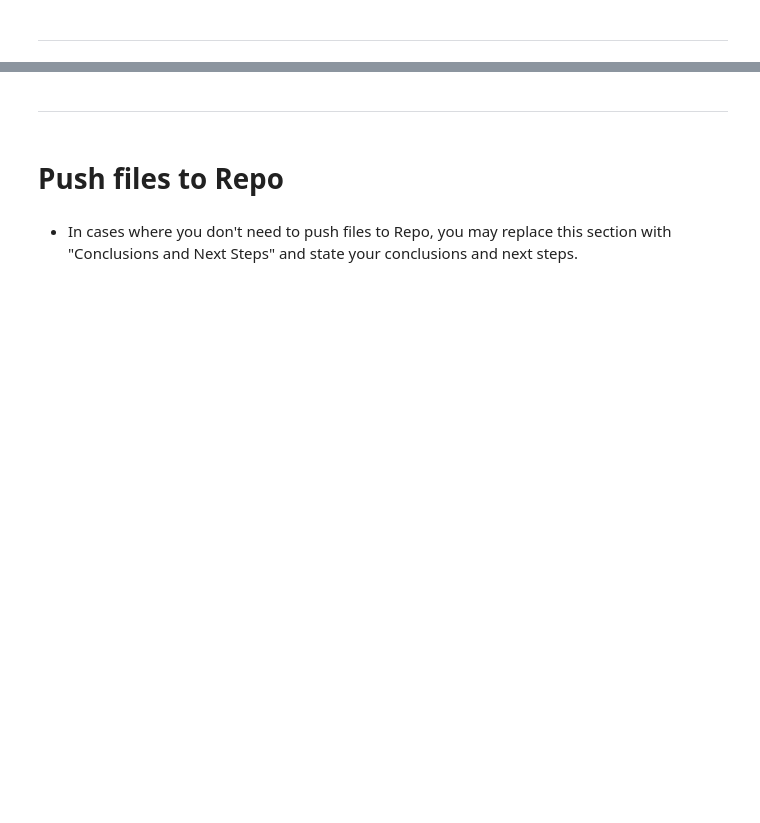
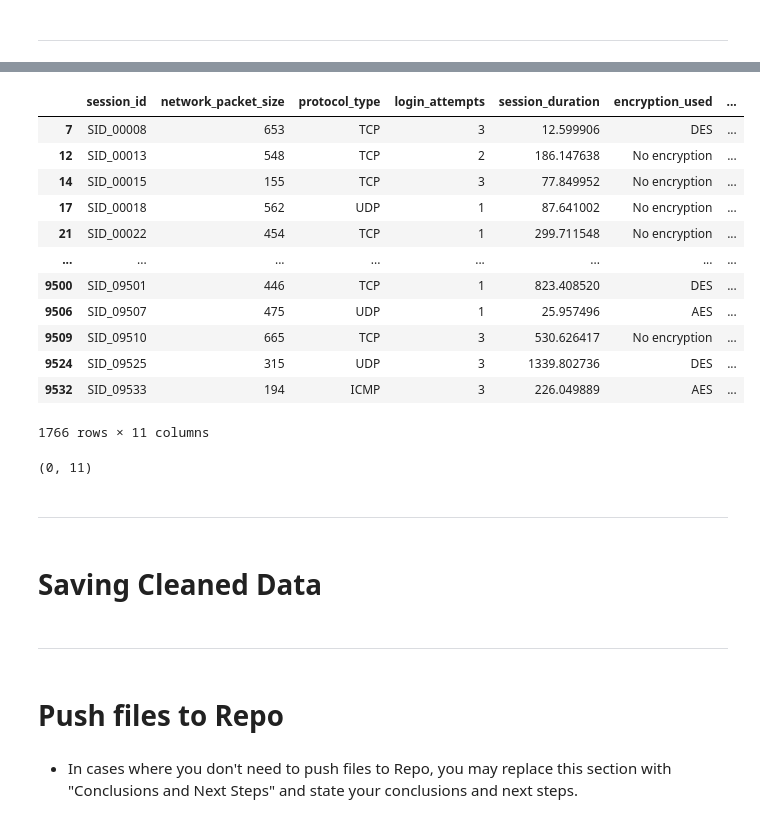
Before and after one commit to maleeper/Cyber, a Jupyter notebook: jupyter_notebooks/01_LD.ipynb, the cells around one changed output, grey strips where cells are left out. Saved outputs shown, nothing was run; the diff lists cells and outputs as text; code cells hidden in the pictures; blank space fills up the shorter version.

Commit message:
Add cleaned dataset, delete placeholder file, add code cells for process in 01_LD

```diff
--- a/jupyter_notebooks/01_LD.ipynb
+++ b/jupyter_notebooks/01_LD.ipynb
@@ -60,0 +145,2 @@ NOTE
+# %%
+df['encryption_used'] = df['encryption_used'].fillna('No encryption')
@@ -60,0 +221,27 @@ NOTE
+# %%
+df[df['login_attempts'] <= df['failed_logins']]
+# %% [output]
+|  | session_id | network_packet_size | protocol_type | login_attempts | session_duration | encryption_used | ... |
+| 7 | SID_00008 | 653 | TCP | 3 | 12.599906 | DES | ... |
+| 12 | SID_00013 | 548 | TCP | 2 | 186.147638 | No encryption | ... |
+| 14 | SID_00015 | 155 | TCP | 3 | 77.849952 | No encryption | ... |
+| 17 | SID_00018 | 562 | UDP | 1 | 87.641002 | No encryption | ... |
+| 21 | SID_00022 | 454 | TCP | 1 | 299.711548 | No encryption | ... |
+| ... | ... | ... | ... | ... | ... | ... | ... |
+| 9500 | SID_09501 | 446 | TCP | 1 | 823.408520 | DES | ... |
+| 9506 | SID_09507 | 475 | UDP | 1 | 25.957496 | AES | ... |
+| 9509 | SID_09510 | 665 | TCP | 3 | 530.626417 | No encryption | ... |
+| 9524 | SID_09525 | 315 | UDP | 3 | 1339.802736 | DES | ... |
+| 9532 | SID_09533 | 194 | ICMP | 3 | 226.049889 | AES | ... |
+1766 rows × 11 columns
+# %%
+df.loc[df["login_attempts"] <= df["failed_logins"], "login_attempts"] = (
+    df["login_attempts"] + df["failed_logins"]
+)
+df[df['login_attempts'] <= df['failed_logins']].shape
+# %% [output]
+(0, 11)
+# %% [markdown]
+---
+# %% [markdown]
+# Saving Cleaned Data
```
Also changed, not shown: parts of 29 cells of this notebook, 1 other file.
